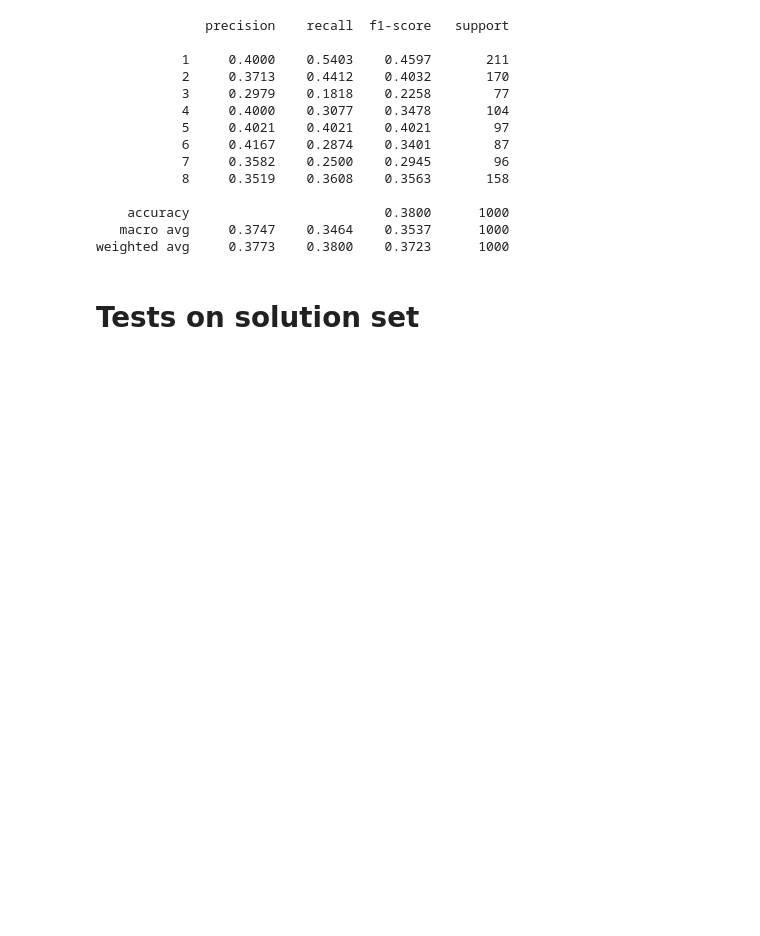
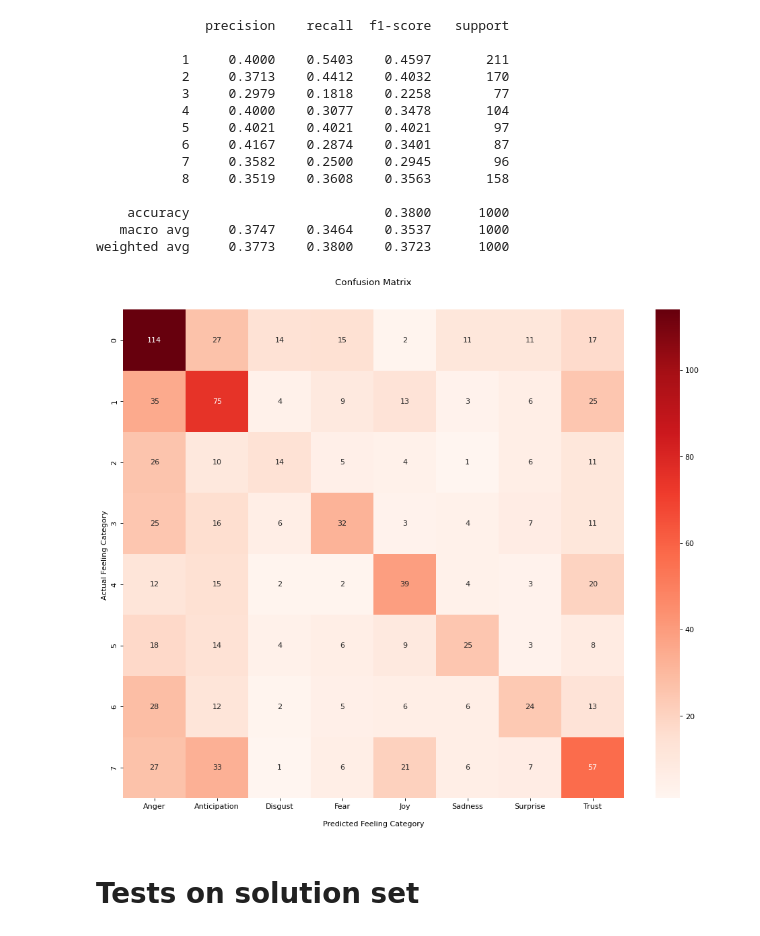
Before and after one commit to jorgedanielconde/TextMining, a Jupyter notebook: tm_notebook.ipynb, the cells around one changed output. Saved outputs shown, nothing was run; the diff lists cells and outputs as text; code cells hidden in the pictures; blank space fills up the shorter version.

```diff
--- a/tm_notebook.ipynb
+++ b/tm_notebook.ipynb
@@ -195,6 +199,26 @@ print(classification_report(val_data['Feeling'], y_predict, target_names=np.uniq
     accuracy                         0.3800      1000
    macro avg     0.3747    0.3464    0.3537      1000
 weighted avg     0.3773    0.3800    0.3723      1000
+# %%
+import seaborn as sns
+import matplotlib.pyplot as plt
+from matplotlib.pyplot import figure
+from sklearn.metrics import confusion_matrix
+
+y_test = val_data['Feeling']
+
+cf_matrix = confusion_matrix(y_test, y_predict)
+# %%
+figure(figsize=(15, 12), dpi=80)
+ax = sns.heatmap(cf_matrix, annot=True, cmap='Reds', fmt='g')
+ax.set_title('Confusion Matrix\n\n')
+ax.set_xlabel('\nPredicted Feeling Category')
+ax.set_ylabel('Actual Feeling Category ')
+ax.xaxis.set_ticklabels(['Anger', 'Anticipation', 'Disgust', 'Fear', 'Joy', 'Sadness', 'Surprise', 'Trust'])
+ax.xaxis.set_ticklabels(['Anger', 'Anticipation', 'Disgust', 'Fear', 'Joy', 'Sadness', 'Surprise', 'Trust'])
+plt.show()
+# %% [output]
+[figure, added]
 # %% [markdown]
 # Tests on solution set
 # %%
```
Also changed, not shown: parts of 4 cells of this notebook.
